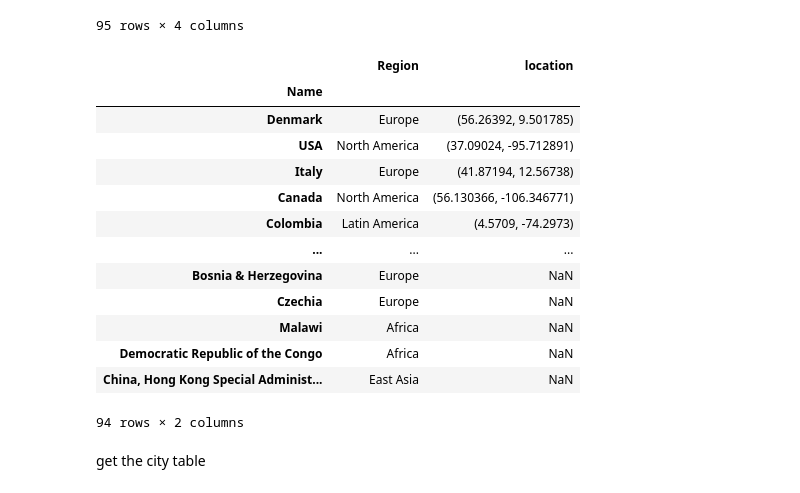
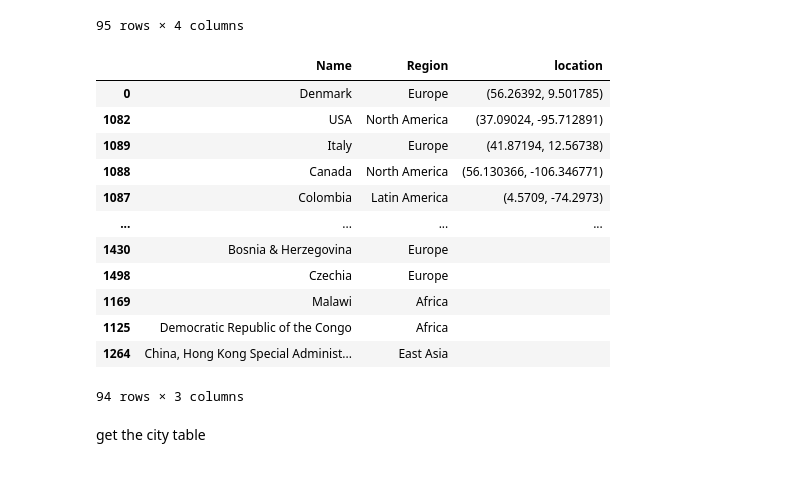
Before and after one commit to noInPutsv2/OLA3_DB, a Jupyter notebook: Assigmet1.ipynb, the cells around one changed output. Saved outputs shown, nothing was run; the diff lists cells and outputs as text; code cells hidden in the pictures.

Commit message:
Country table

```diff
--- a/Assigmet1.ipynb
+++ b/Assigmet1.ipynb
@@ -164,23 +164,22 @@ ContryCombine
 # %%
 ContryCombine = ContryCombine.drop(columns = ["not_missing"])
 ContryCombine = ContryCombine.dropna(subset = ["Name"])
-ContryCombine.set_index("Name", inplace = True)
+ContryCombine = ContryCombine.fillna("")
 ContryCombine
 # %% [output]
-|  | Region | location |
-| Name |  |  |
-| Denmark | Europe | (56.26392, 9.501785) |
-| USA | North America | (37.09024, -95.712891) |
-| Italy | Europe | (41.87194, 12.56738) |
-| Canada | North America | (56.130366, -106.346771) |
-| Colombia | Latin America | (4.5709, -74.2973) |
-| ... | ... | ... |
-| Bosnia & Herzegovina | Europe | NaN |
-| Czechia | Europe | NaN |
-| Malawi | Africa | NaN |
-| Democratic Republic of the Congo | Africa | NaN |
-| China, Hong Kong Special Administ... | East Asia | NaN |
+|  | Name | Region | location |
+| 0 | Denmark | Europe | (56.26392, 9.501785) |
+| 1082 | USA | North America | (37.09024, -95.712891) |
+| 1089 | Italy | Europe | (41.87194, 12.56738) |
+| 1088 | Canada | North America | (56.130366, -106.346771) |
+| 1087 | Colombia | Latin America | (4.5709, -74.2973) |
+| ... | ... | ... | ... |
+| 1430 | Bosnia & Herzegovina | Europe |  |
+| 1498 | Czechia | Europe |  |
+| 1169 | Malawi | Africa |  |
+| 1125 | Democratic Republic of the Congo | Africa |  |
+| 1264 | China, Hong Kong Special Administ... | East Asia |  |
-94 rows × 2 columns
+94 rows × 3 columns
 # %% [markdown]
 get the city table
 # %%
```
Also changed, not shown: parts of 3 cells of this notebook.
